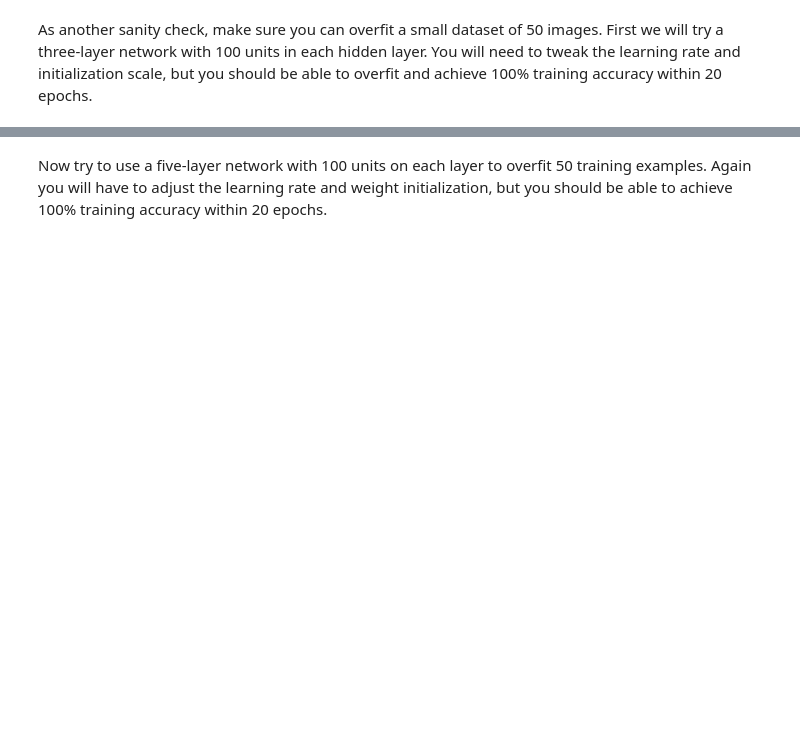
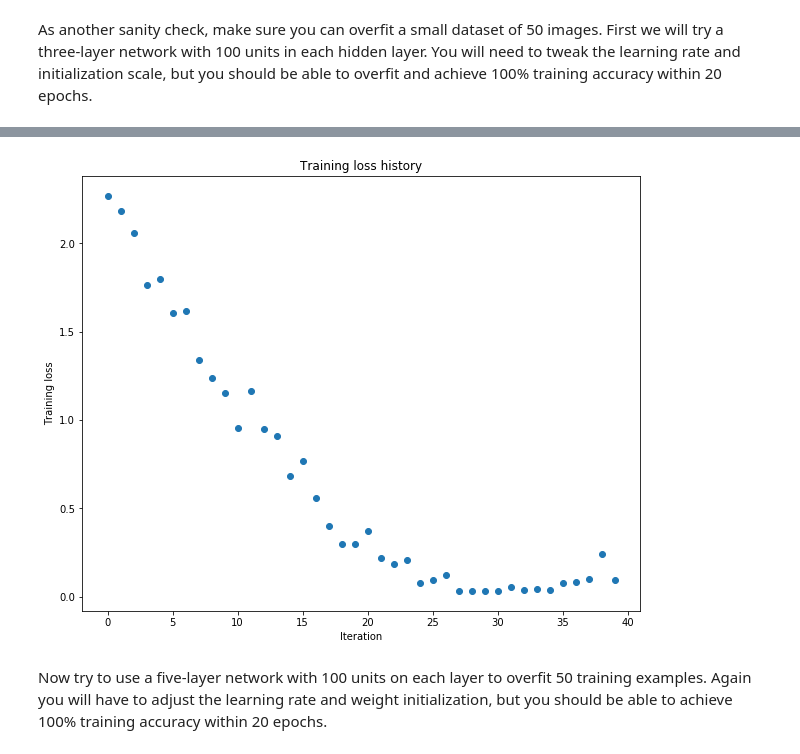
Before and after one commit to Lotass/cs231n, a Jupyter notebook: assignment2/FullyConnectedNets.ipynb, the cells around one changed output, grey strips where cells are left out. Drawn from its saved outputs; the diff is of its cells as text; code cells hidden in the pictures; blank space fills up the shorter version.

```diff
--- a/assignment2/FullyConnectedNets.ipynb
+++ b/assignment2/FullyConnectedNets.ipynb
@@ -420,7 +434,8 @@ small_data = {
 }
 
 weight_scale = 1e-2
-learning_rate = 1e-4
+learning_rate = 1e-2
+
 model = FullyConnectedNet([100, 100],
               weight_scale=weight_scale, dtype=np.float64)
 solver = Solver(model, small_data,
@@ -437,3 +452,4 @@ plt.title('Training loss history')
 plt.xlabel('Iteration')
 plt.ylabel('Training loss')
 plt.show()
+# %% [output]
@@ -440,3 +473,4 @@ plt.show()
+[figure, added]
 # %% [markdown]
 Now try to use a five-layer network with 100 units on each layer to overfit 50 training examples. Again you will have to adjust the learning rate and weight initialization, but you should be able to achieve 100% training accuracy within 20 epochs.
 # %%
```
Also changed, not shown: parts of 3 cells of this notebook, 1 other file.
